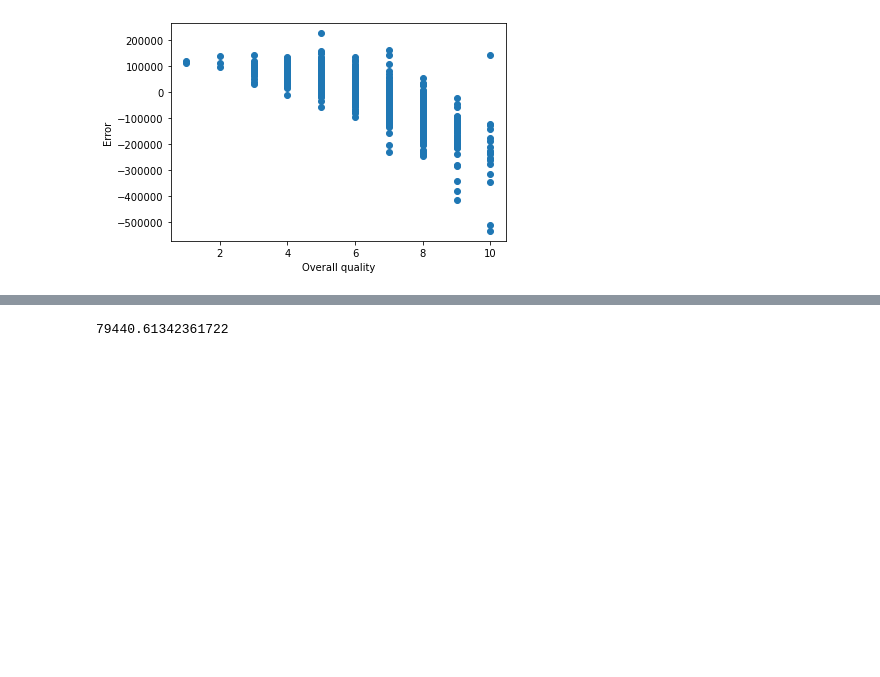
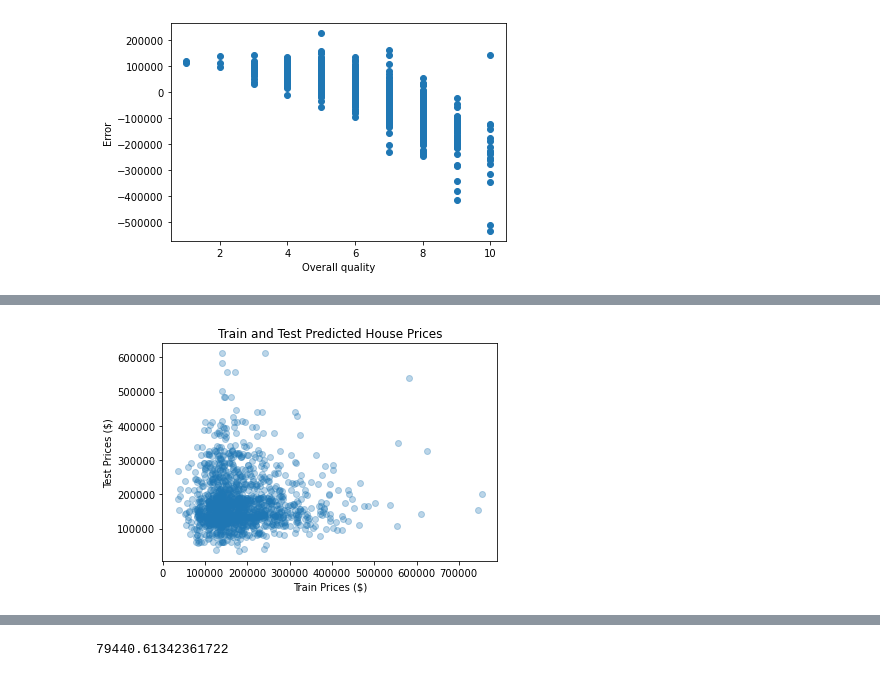
Before and after one commit to tiffanykho/Springboard, a Jupyter notebook: CapstoneTwo/notebooks/modeling.ipynb, the cells around one changed output, grey strips where cells are left out. Saved outputs shown, nothing was run; the diff lists cells and outputs as text; code cells hidden in the pictures; blank space fills up the shorter version.

```diff
--- a/CapstoneTwo/notebooks/modeling.ipynb
+++ b/CapstoneTwo/notebooks/modeling.ipynb
@@ -766,6 +766,15 @@ pd.DataFrame(allresults)
 #pip install dataframe-image
 # %%
 #!pip install jinja2==3.0.0
+# %%
+#Create a scatter plot of y_pred and y.
+plt.scatter(y_pred, y_pred2, alpha = 0.3)
+plt.title("Train and Test Predicted House Prices")
+plt.xlabel("Train Prices ($)")
+plt.ylabel("Test Prices ($)")
+plt.savefig('../images/trainvspredicted.png', bbox_inches="tight", facecolor='white')
+# %% [output]
+[figure, added]
 # %%
 import dataframe_image as dfi
 # %%
```
Also changed, not shown: parts of 10 cells of this notebook, 8 other files.
